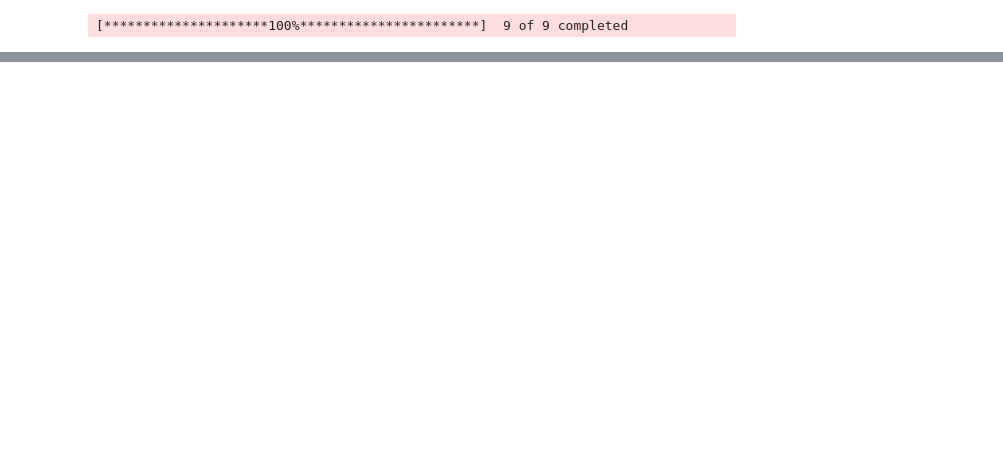
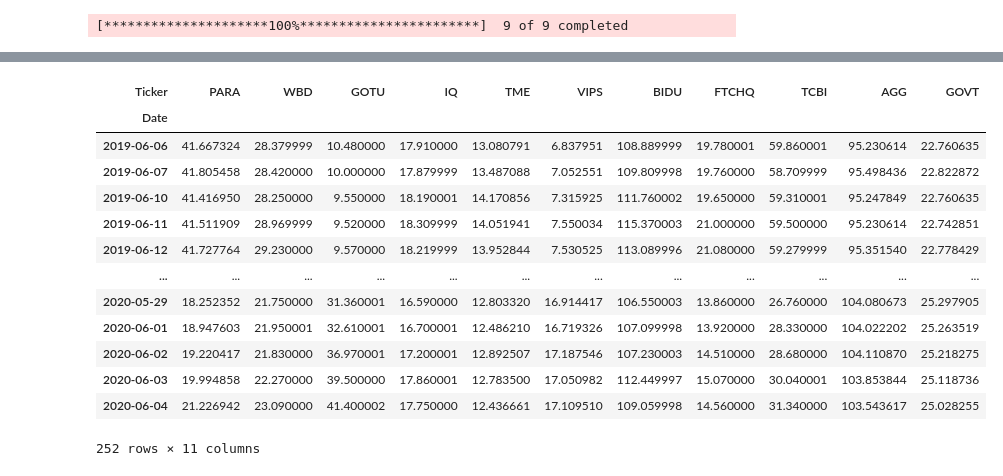
Before and after one commit to maxim-druzhinin/arcgegos_paper, a Jupyter notebook: VaR_calc.ipynb, the cells around one changed output, grey strips where cells are left out. Cells and saved outputs as stored; diff of their text form; code cells hidden in the pictures; blank space fills up the shorter version.

Commit message:
bonds_and_corrections

```diff
--- a/VaR_calc.ipynb
+++ b/VaR_calc.ipynb
@@ -554,0 +595,15 @@ dtype: float64
+# %%
+tickers = ['PARA',
+            "WBD",
+            "GOTU",
+            "IQ",
+            "TME",
+            "VIPS",
+            "BIDU",
+            "FTCHQ",
+            "TCBI",
+
+            # bonds ETF
+            "AGG",
+            "GOVT",
+            ]
@@ -554,0 +624,3 @@ dtype: float64
+# %%
+data = yf.download(tickers, start='2019-06-06', end='2020-06-05')['Adj Close']
+data
@@ -554,0 +643,18 @@ dtype: float64
+# %%
+data = data[tickers]
+data
+# %% [output]
+| Ticker | PARA | WBD | GOTU | IQ | TME | VIPS | BIDU | FTCHQ | TCBI | AGG | GOVT |
+| Date |  |  |  |  |  |  |  |  |  |  |  |
+| 2019-06-06 | 41.667324 | 28.379999 | 10.480000 | 17.910000 | 13.080791 | 6.837951 | 108.889999 | 19.780001 | 59.860001 | 95.230614 | 22.760635 |
+| 2019-06-07 | 41.805458 | 28.420000 | 10.000000 | 17.879999 | 13.487088 | 7.052551 | 109.809998 | 19.760000 | 58.709999 | 95.498436 | 22.822872 |
+| 2019-06-10 | 41.416950 | 28.250000 | 9.550000 | 18.190001 | 14.170856 | 7.315925 | 111.760002 | 19.650000 | 59.310001 | 95.247849 | 22.760635 |
+| 2019-06-11 | 41.511909 | 28.969999 | 9.520000 | 18.309999 | 14.051941 | 7.550034 | 115.370003 | 21.000000 | 59.500000 | 95.230614 | 22.742851 |
+| 2019-06-12 | 41.727764 | 29.230000 | 9.570000 | 18.219999 | 13.952844 | 7.530525 | 113.089996 | 21.080000 | 59.279999 | 95.351540 | 22.778429 |
+| ... | ... | ... | ... | ... | ... | ... | ... | ... | ... | ... | ... |
+| 2020-05-29 | 18.252352 | 21.750000 | 31.360001 | 16.590000 | 12.803320 | 16.914417 | 106.550003 | 13.860000 | 26.760000 | 104.080673 | 25.297905 |
+| 2020-06-01 | 18.947603 | 21.950001 | 32.610001 | 16.700001 | 12.486210 | 16.719326 | 107.099998 | 13.920000 | 28.330000 | 104.022202 | 25.263519 |
+| 2020-06-02 | 19.220417 | 21.830000 | 36.970001 | 17.200001 | 12.892507 | 17.187546 | 107.230003 | 14.510000 | 28.680000 | 104.110870 | 25.218275 |
+| 2020-06-03 | 19.994858 | 22.270000 | 39.500000 | 17.860001 | 12.783500 | 17.050982 | 112.449997 | 15.070000 | 30.040001 | 103.853844 | 25.118736 |
+| 2020-06-04 | 21.226942 | 23.090000 | 41.400002 | 17.750000 | 12.436661 | 17.109510 | 109.059998 | 14.560000 | 31.340000 | 103.543617 | 25.028255 |
+252 rows × 11 columns
```
Also changed, not shown: parts of 40 cells of this notebook.
